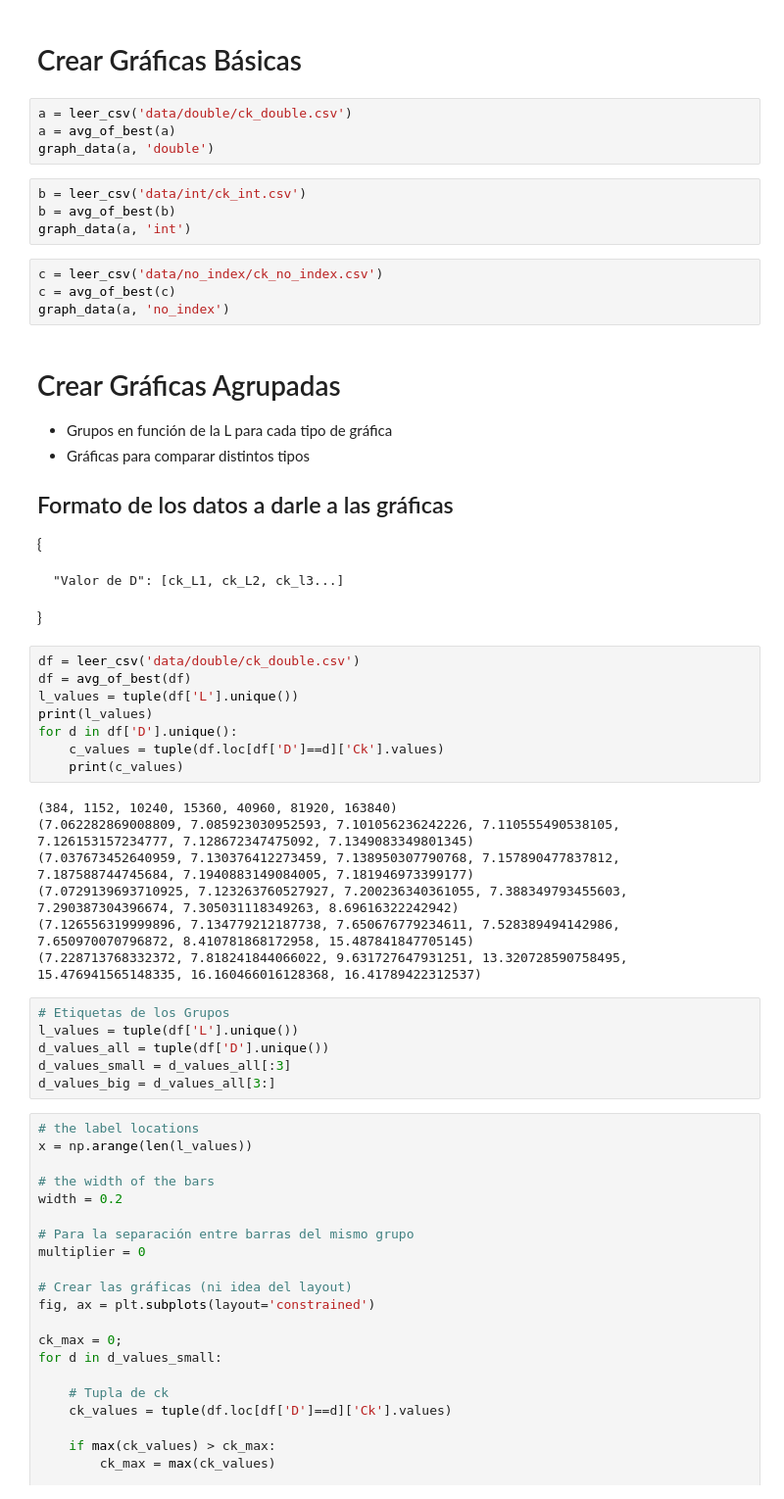
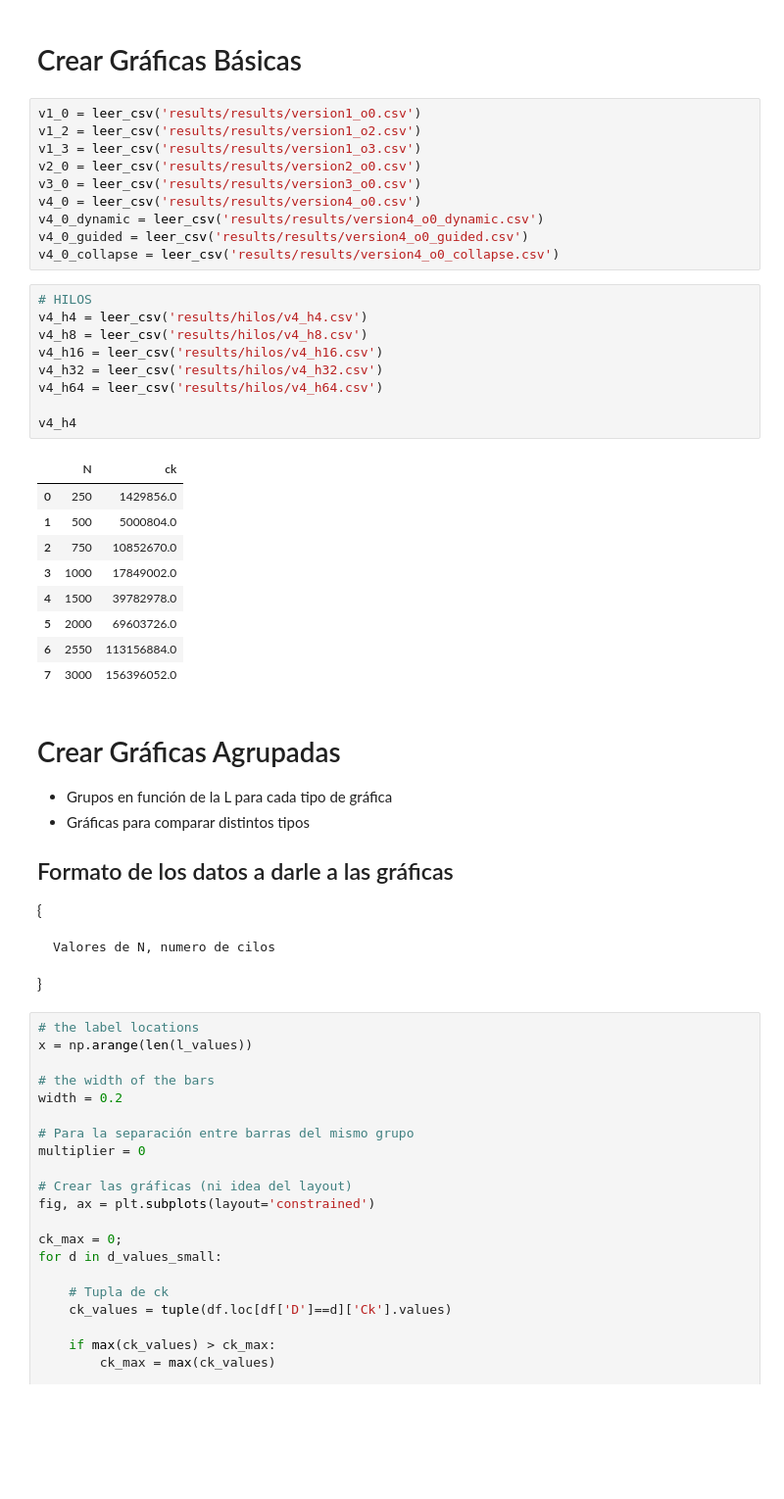
Before and after one commit to chrisgzlez/ArqComp, a Jupyter notebook: Practica_02/ClockSpeed.ipynb, the cells around one changed output. Shown at 98% size. Cells and saved outputs as stored; diff of their text form; blank space fills up the shorter version.

```diff
--- a/Practica_02/ClockSpeed.ipynb
+++ b/Practica_02/ClockSpeed.ipynb
@@ -48,18 +48,35 @@ def graph_data(df: pd.DataFrame, type_of_graph: str) -> None:
         plt.savefig(f'data/{type_of_graph}/graphs/graph_{type_of_graph}{d}.png')
 # %% [markdown]
 # Crear Gráficas Básicas
-# %%
-a = leer_csv('data/double/ck_double.csv')
-a = avg_of_best(a)
-graph_data(a, 'double')
 # %%
-b = leer_csv('data/int/ck_int.csv')
-b = avg_of_best(b)
-graph_data(a, 'int')
+v1_0 = leer_csv('results/results/version1_o0.csv')
+v1_2 = leer_csv('results/results/version1_o2.csv')
+v1_3 = leer_csv('results/results/version1_o3.csv')
+v2_0 = leer_csv('results/results/version2_o0.csv')
+v3_0 = leer_csv('results/results/version3_o0.csv')
+v4_0 = leer_csv('results/results/version4_o0.csv')
+v4_0_dynamic = leer_csv('results/results/version4_o0_dynamic.csv')
+v4_0_guided = leer_csv('results/results/version4_o0_guided.csv')
+v4_0_collapse = leer_csv('results/results/version4_o0_collapse.csv')
-# %%
-c = leer_csv('data/no_index/ck_no_index.csv')
-c = avg_of_best(c)
-graph_data(a, 'no_index')
+# %%
+# HILOS
+v4_h4 = leer_csv('results/hilos/v4_h4.csv')
+v4_h8 = leer_csv('results/hilos/v4_h8.csv')
+v4_h16 = leer_csv('results/hilos/v4_h16.csv')
+v4_h32 = leer_csv('results/hilos/v4_h32.csv')
+v4_h64 = leer_csv('results/hilos/v4_h64.csv')
+
+v4_h4
+# %% [output]
+|  | N | ck |
+| 0 | 250 | 1429856.0 |
+| 1 | 500 | 5000804.0 |
+| 2 | 750 | 10852670.0 |
+| 3 | 1000 | 17849002.0 |
+| 4 | 1500 | 39782978.0 |
+| 5 | 2000 | 69603726.0 |
+| 6 | 2550 | 113156884.0 |
+| 7 | 3000 | 156396052.0 |
 # %% [markdown]
 # Crear Gráficas Agrupadas
 * Grupos en función de la L para cada tipo de gráfica
@@ -68,30 +85,9 @@ graph_data(a, 'no_index')
 ## Formato de los datos a darle a las gráficas
 {
 
-	"Valor de D": [ck_L1, ck_L2, ck_l3...]
+	Valores de N, numero de cilos
 
 }
-# %%
-df = leer_csv('data/double/ck_double.csv')
-df = avg_of_best(df)
-l_values = tuple(df['L'].unique())
-print(l_values)
-for d in df['D'].unique():
-    c_values = tuple(df.loc[df['D']==d]['Ck'].values)
-    print(c_values)
-# %% [output]
-(384, 1152, 10240, 15360, 40960, 81920, 163840)
-(7.062282869008809, 7.085923030952593, 7.101056236242226, 7.110555490538105, 7.126153157234777, 7.128672347475092, 7.1349083349801345)
-(7.037673452640959, 7.130376412273459, 7.138950307790768, 7.157890477837812, 7.187588744745684, 7.1940883149084005, 7.181946973399177)
-(7.0729139693710925, 7.123263760527927, 7.200236340361055, 7.388349793455603, 7.290387304396674, 7.305031118349263, 8.69616322242942)
-(7.126556319999896, 7.134779212187738, 7.650676779234611, 7.528389494142986, 7.650970070796872, 8.410781868172958, 15.487841847705145)
-(7.228713768332372, 7.818241844066022, 9.631727647931251, 13.320728590758495, 15.476941565148335, 16.160466016128368, 16.41789422312537)
-# %%
-# Etiquetas de los Grupos
-l_values = tuple(df['L'].unique())
-d_values_all = tuple(df['D'].unique())
-d_values_small = d_values_all[:3]
-d_values_big = d_values_all[3:]
 # %%
 # the label locations
 x = np.arange(len(l_values))
```
Also changed, not shown: parts of 6 cells of this notebook, 1 other file.
